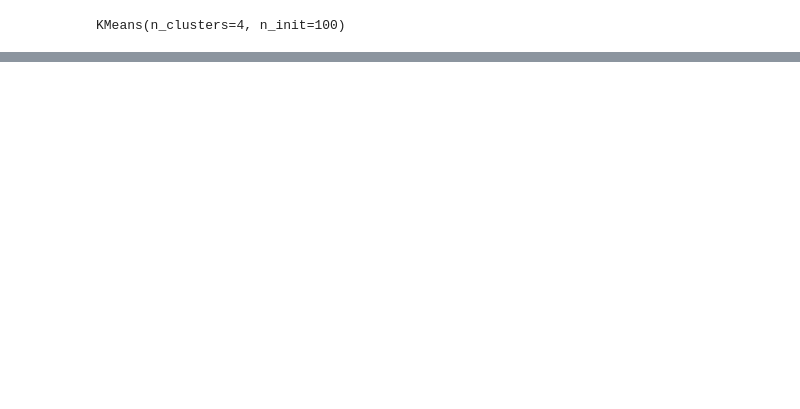
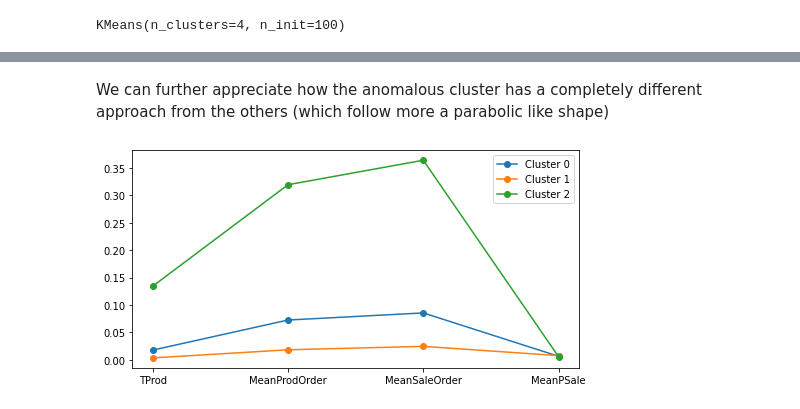
Before and after one commit to AlexPasqua/DM-project, a Jupyter notebook: DataClusteringKMeans.ipynb, the cells around one changed output, grey strips where cells are left out. Saved outputs shown, nothing was run; the diff lists cells and outputs as text; code cells hidden in the pictures; blank space fills up the shorter version.

```diff
--- a/DataClusteringKMeans.ipynb
+++ b/DataClusteringKMeans.ipynb
@@ -159,0 +159,14 @@ plt.show()
+# %% [markdown]
+We can further appreciate how the anomalous cluster has a completely different approach from the others (which follow more a parabolic like shape)
+# %%
+# normalized centers without anomalous cluster
+plt.figure(figsize=(8, 4))
+for i in range(0, len(kmeans.cluster_centers_)):
+    if i != anomalous_cluster:
+        plt.plot(kmeans.cluster_centers_[i], marker='o', label='Cluster %s' % i)
+plt.tick_params(axis='both', which='major', labelsize=label_s)
+plt.xticks(range(0, len(df2.columns)), df2.columns, fontsize=label_s)
+plt.legend(fontsize=label_s)
+plt.show()
+# %% [output]
+[figure, added]
```
Also changed, not shown: parts of 41 cells of this notebook, 3 other files.
